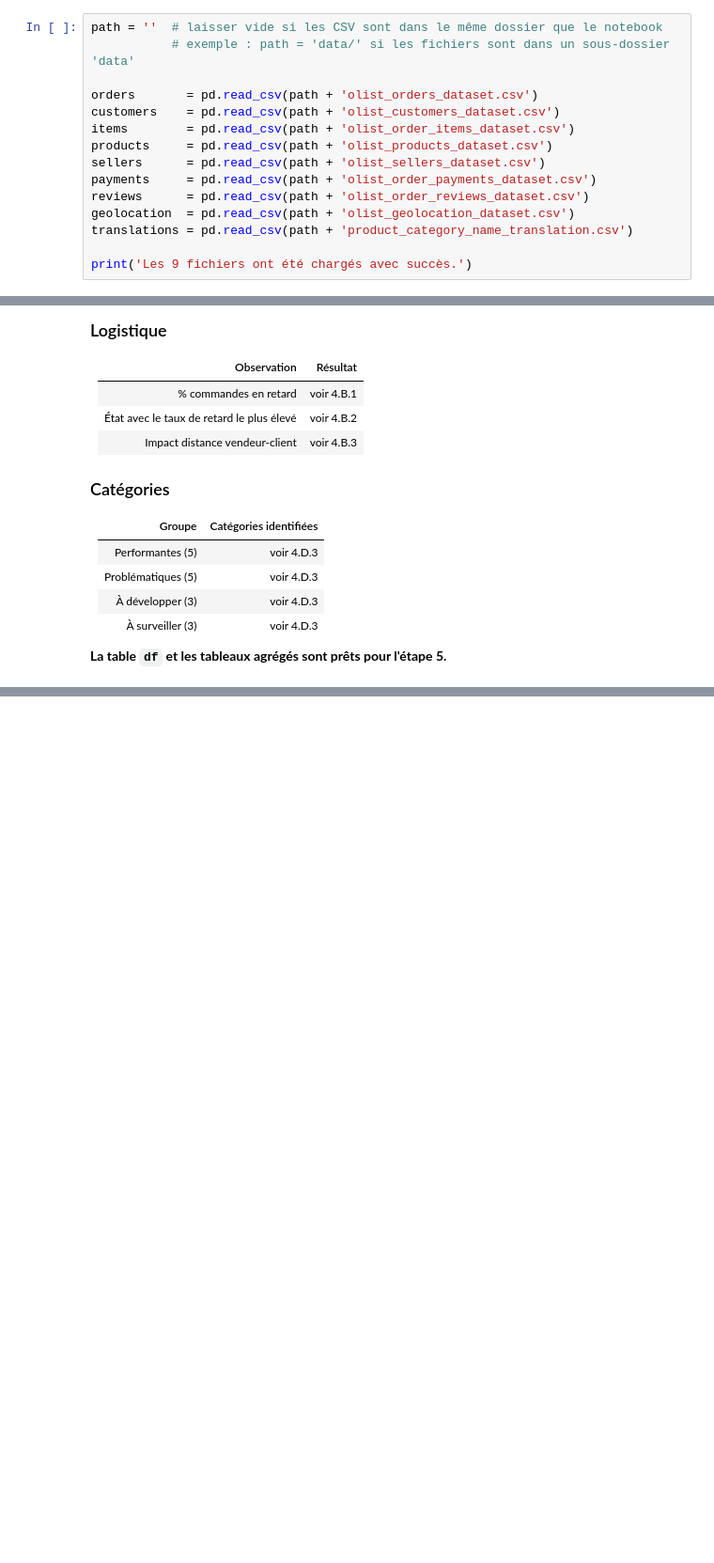
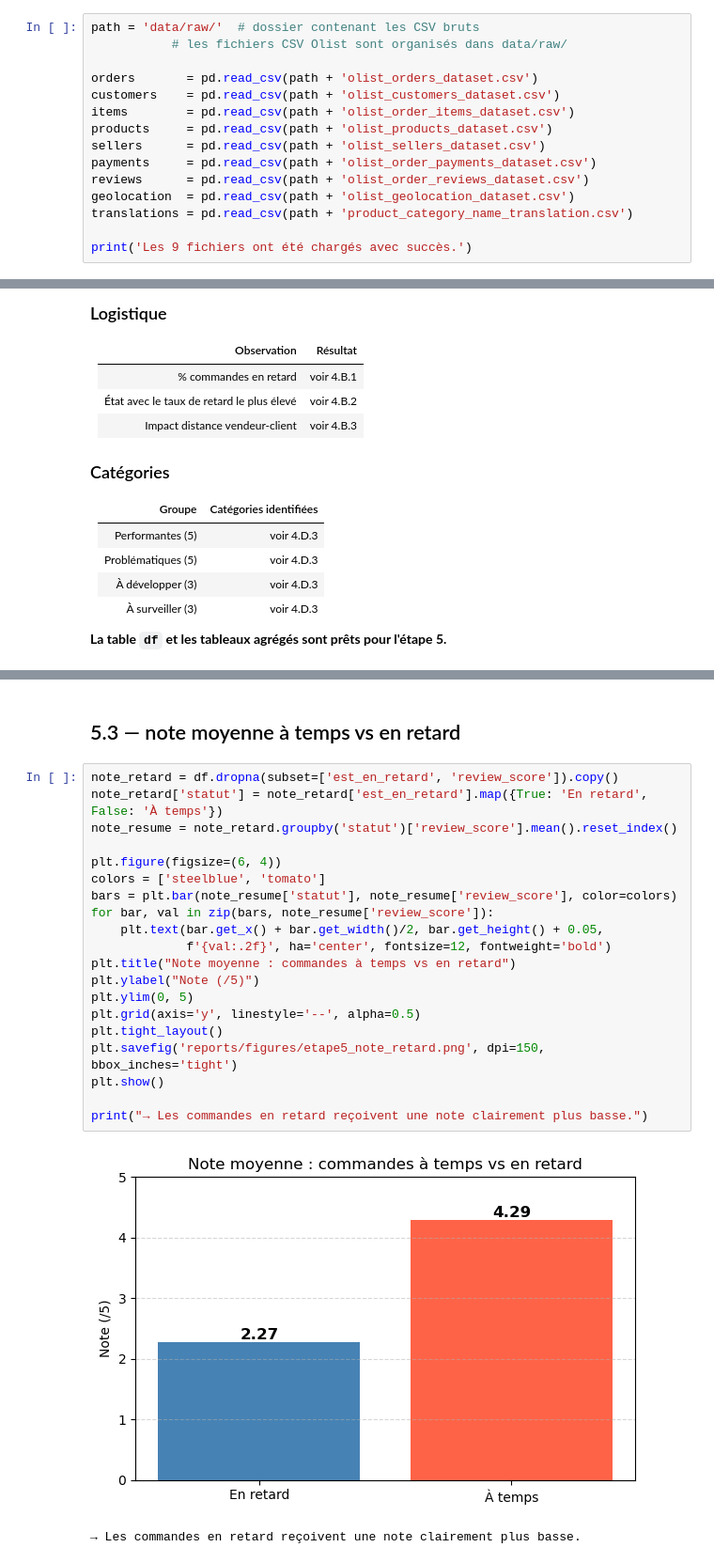
Before and after one commit to Godwin-08/Projet-Traitement-des-donn-es-, a Jupyter notebook: project_notebook.ipynb, the cells around one changed output, grey strips where cells are left out. Shown at 94% size. Drawn from its saved outputs; the diff is of its cells as text; blank space fills up the shorter version.

```diff
--- a/project_notebook.ipynb
+++ b/project_notebook.ipynb
@@ -56,8 +56,8 @@ Le dataset Olist contient **9 fichiers CSV**. Chaque fichier correspond à une e
 
 Tous les fichiers sont chargés dès le début pour avoir une vue complète avant toute transformation.
 # %%
-path = ''  # laisser vide si les CSV sont dans le même dossier que le notebook
-           # exemple : path = 'data/' si les fichiers sont dans un sous-dossier 'data'
+path = 'data/raw/'  # dossier contenant les CSV bruts
+           # les fichiers CSV Olist sont organisés dans data/raw/
 
 orders       = pd.read_csv(path + 'olist_orders_dataset.csv')
 customers    = pd.read_csv(path + 'olist_customers_dataset.csv')
@@ -2483,0 +2518,25 @@ Impact de la localisation sur la satisfaction :
+# %% [markdown]
+## 5.3 — note moyenne à temps vs en retard
+# %%
+note_retard = df.dropna(subset=['est_en_retard', 'review_score']).copy()
+note_retard['statut'] = note_retard['est_en_retard'].map({True: 'En retard', False: 'À temps'})
+note_resume = note_retard.groupby('statut')['review_score'].mean().reset_index()
+
+plt.figure(figsize=(6, 4))
+colors = ['steelblue', 'tomato']
+bars = plt.bar(note_resume['statut'], note_resume['review_score'], color=colors)
+for bar, val in zip(bars, note_resume['review_score']):
+    plt.text(bar.get_x() + bar.get_width()/2, bar.get_height() + 0.05,
+             f'{val:.2f}', ha='center', fontsize=12, fontweight='bold')
+plt.title("Note moyenne : commandes à temps vs en retard")
+plt.ylabel("Note (/5)")
+plt.ylim(0, 5)
+plt.grid(axis='y', linestyle='--', alpha=0.5)
+plt.tight_layout()
+plt.savefig('reports/figures/etape5_note_retard.png', dpi=150, bbox_inches='tight')
+plt.show()
+
+print("→ Les commandes en retard reçoivent une note clairement plus basse.")
+# %% [output]
+[figure, added]
+→ Les commandes en retard reçoivent une note clairement plus basse.
```
Also changed, not shown: parts of 32 cells of this notebook, 19 other files.
